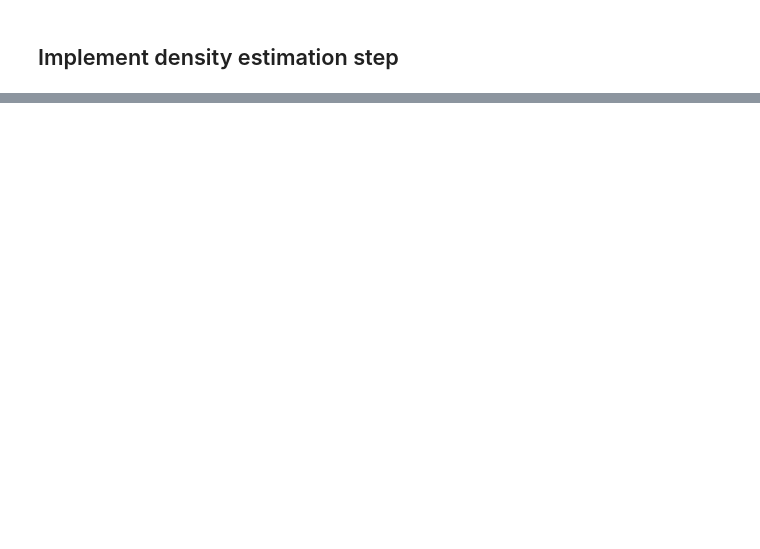
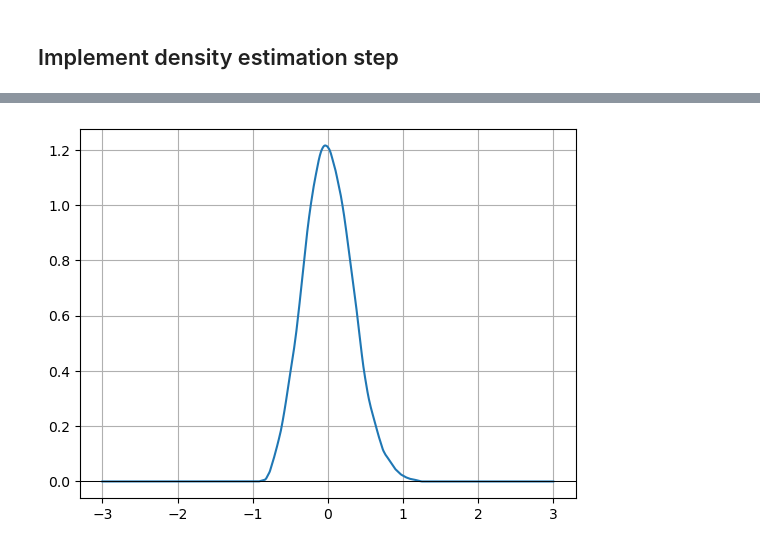
Before and after one commit to mirkimirk/thesis_frechet_fda, a Jupyter notebook: src/frechet_fda/reproduction_petersen2016.ipynb, the cells around one changed output, grey strips where cells are left out. Drawn from its saved outputs; the diff is of its cells as text; code cells hidden in the pictures; blank space fills up the shorter version.

```diff
--- a/src/frechet_fda/reproduction_petersen2016.ipynb
+++ b/src/frechet_fda/reproduction_petersen2016.ipynb
@@ -270,0 +385,3 @@ pdf_hats = make_estimated_truncnorm_pdf(sample_points, -trunc, trunc)
+# %%
+# Directly work on arrays
+new_pdf_hat = make_estimated_truncnorm_pdf(sample_points, -trunc * np.ones(n), trunc * np.ones(n))
@@ -270,0 +391,4 @@ pdf_hats = make_estimated_truncnorm_pdf(sample_points, -trunc, trunc)
+# %%
+new_pdf_hat[0].plot()
+# %% [output]
+[figure, added]
```
Also changed, not shown: parts of 19 cells of this notebook, 2 other files.
